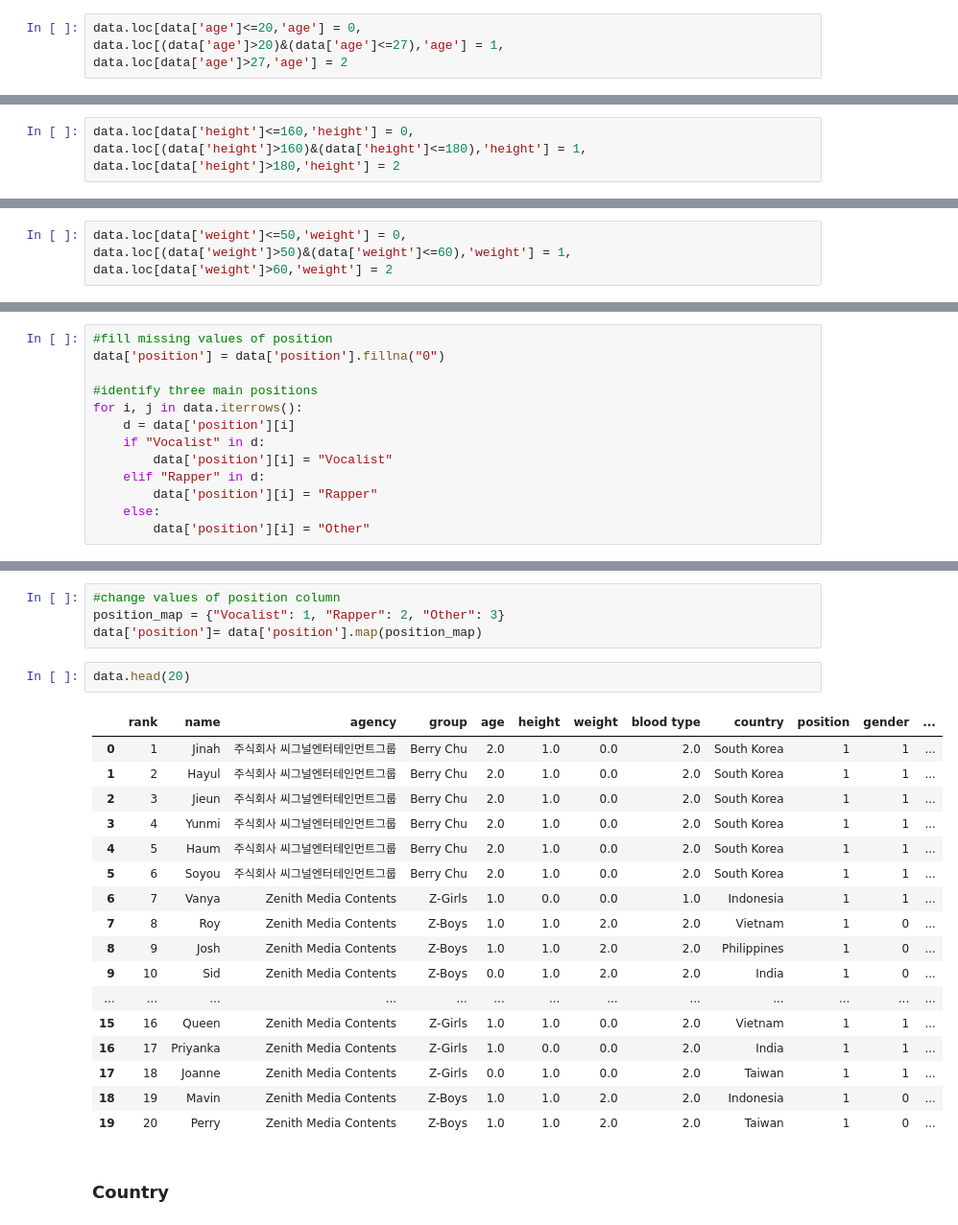
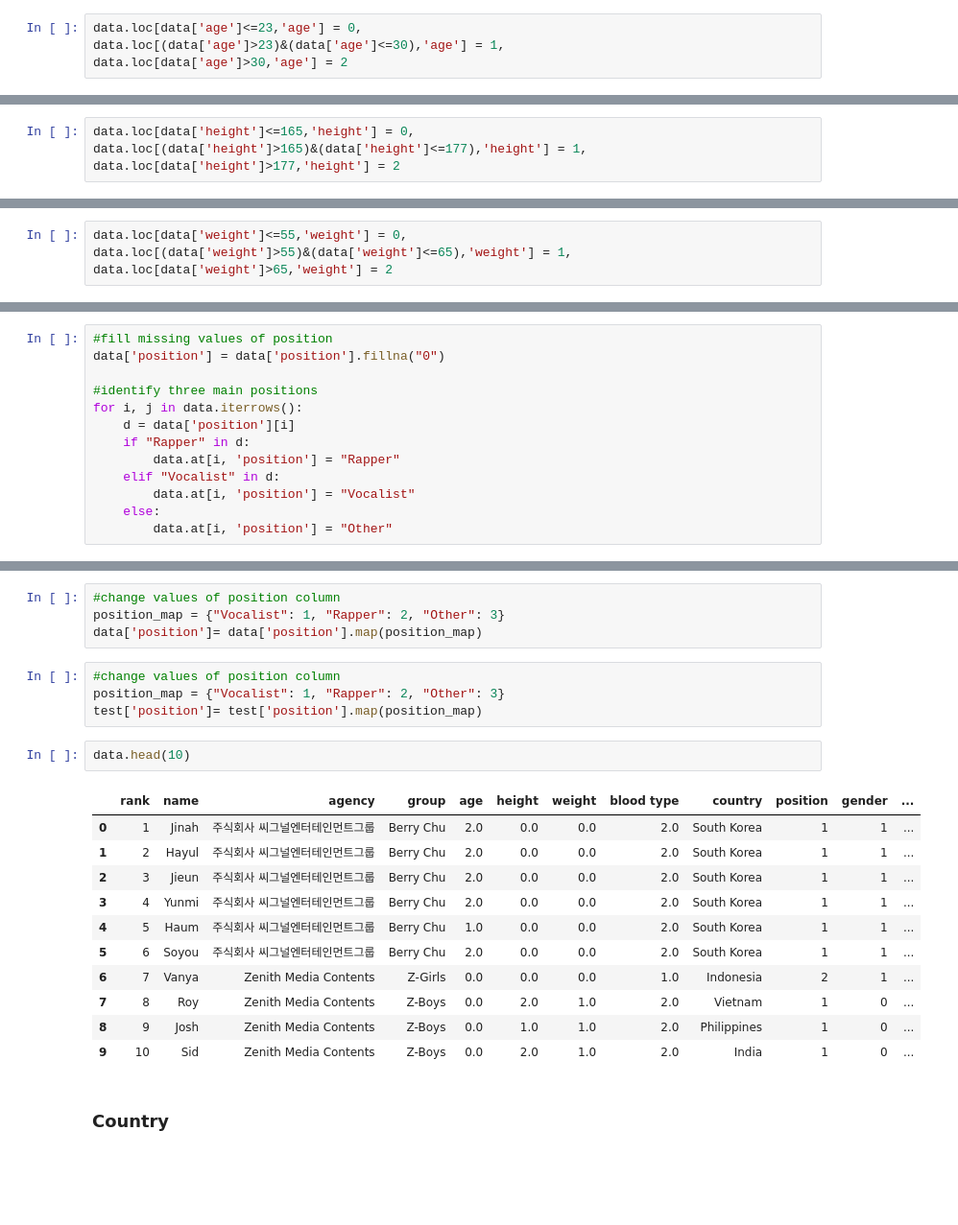
Before and after one commit to KamilaSadykova/Predicting-the-popularity-of-the-future-k-pop-idol, a Jupyter notebook: Project.ipynb, the cells around one changed output, grey strips where cells are left out. Shown at 96% size. Cells and saved outputs as stored; diff of their text form; blank space fills up the shorter version.

```diff
--- a/Project.ipynb
+++ b/Project.ipynb
@@ -210,4 +237,4 @@ data['age'].fillna(data.groupby('gender')["age"].transform("median"), inplace=Tr
 # %%
-data.loc[data['age']<=20,'age'] = 0,
-data.loc[(data['age']>20)&(data['age']<=27),'age'] = 1,
-data.loc[data['age']>27,'age'] = 2
+data.loc[data['age']<=23,'age'] = 0,
+data.loc[(data['age']>23)&(data['age']<=30),'age'] = 1,
+data.loc[data['age']>30,'age'] = 2
@@ -230,6 +261,6 @@ bar_chart_1('age')
 data['height'].fillna(data.groupby('gender')['height'].transform("median"), inplace=True)
 data['weight'].fillna(data.groupby('gender')['weight'].transform("median"), inplace=True)
 # %%
-data.loc[data['height']<=160,'height'] = 0,
-data.loc[(data['height']>160)&(data['height']<=180),'height'] = 1,
-data.loc[data['height']>180,'height'] = 2
+data.loc[data['height']<=165,'height'] = 0,
+data.loc[(data['height']>165)&(data['height']<=177),'height'] = 1,
+data.loc[data['height']>177,'height'] = 2
@@ -240,4 +275,4 @@ bar_chart_1('height')
 # %%
-data.loc[data['weight']<=50,'weight'] = 0,
-data.loc[(data['weight']>50)&(data['weight']<=60),'weight'] = 1,
-data.loc[data['weight']>60,'weight'] = 2
+data.loc[data['weight']<=55,'weight'] = 0,
+data.loc[(data['weight']>55)&(data['weight']<=65),'weight'] = 1,
+data.loc[data['weight']>65,'weight'] = 2
@@ -301,9 +343,9 @@ data['position'] = data['position'].fillna("0")
 #identify three main positions
 for i, j in data.iterrows():
     d = data['position'][i]
-    if "Vocalist" in d:
-        data['position'][i] = "Vocalist"
-    elif "Rapper" in d:
-        data['position'][i] = "Rapper"
+    if "Rapper" in d:
+        data.at[i, 'position'] = "Rapper"
+    elif "Vocalist" in d:
+        data.at[i, 'position'] = "Vocalist"
     else:
-        data['position'][i] = "Other"
+        data.at[i, 'position'] = "Other"
@@ -330,26 +372,24 @@ Vocalists are the most popular
 #change values of position column
 position_map = {"Vocalist": 1, "Rapper": 2, "Other": 3}
 data['position']= data['position'].map(position_map)
+# %%
+#change values of position column
+position_map = {"Vocalist": 1, "Rapper": 2, "Other": 3}
+test['position']= test['position'].map(position_map)
 # %%
-data.head(20)
+data.head(10)
 # %% [output]
 |  | rank | name | agency | group | age | height | weight | blood type | country | position | gender | ... |
-| 0 | 1 | Jinah | 주식회사 씨그널엔터테인먼트그룹 | Berry Chu | 2.0 | 1.0 | 0.0 | 2.0 | South Korea | 1 | 1 | ... |
-| 1 | 2 | Hayul | 주식회사 씨그널엔터테인먼트그룹 | Berry Chu | 2.0 | 1.0 | 0.0 | 2.0 | South Korea | 1 | 1 | ... |
-| 2 | 3 | Jieun | 주식회사 씨그널엔터테인먼트그룹 | Berry Chu | 2.0 | 1.0 | 0.0 | 2.0 | South Korea | 1 | 1 | ... |
-| 3 | 4 | Yunmi | 주식회사 씨그널엔터테인먼트그룹 | Berry Chu | 2.0 | 1.0 | 0.0 | 2.0 | South Korea | 1 | 1 | ... |
-| 4 | 5 | Haum | 주식회사 씨그널엔터테인먼트그룹 | Berry Chu | 2.0 | 1.0 | 0.0 | 2.0 | South Korea | 1 | 1 | ... |
-| 5 | 6 | Soyou | 주식회사 씨그널엔터테인먼트그룹 | Berry Chu | 2.0 | 1.0 | 0.0 | 2.0 | South Korea | 1 | 1 | ... |
-| 6 | 7 | Vanya | Zenith Media Contents | Z-Girls | 1.0 | 0.0 | 0.0 | 1.0 | Indonesia | 1 | 1 | ... |
-| 7 | 8 | Roy | Zenith Media Contents | Z-Boys | 1.0 | 1.0 | 2.0 | 2.0 | Vietnam | 1 | 0 | ... |
-| 8 | 9 | Josh | Zenith Media Contents | Z-Boys | 1.0 | 1.0 | 2.0 | 2.0 | Philippines | 1 | 0 | ... |
-| 9 | 10 | Sid | Zenith Media Contents | Z-Boys | 0.0 | 1.0 | 2.0 | 2.0 | India | 1 | 0 | ... |
-| ... | ... | ... | ... | ... | ... | ... | ... | ... | ... | ... | ... | ... |
-| 15 | 16 | Queen | Zenith Media Contents | Z-Girls | 1.0 | 1.0 | 0.0 | 2.0 | Vietnam | 1 | 1 | ... |
-| 16 | 17 | Priyanka | Zenith Media Contents | Z-Girls | 1.0 | 0.0 | 0.0 | 2.0 | India | 1 | 1 | ... |
-| 17 | 18 | Joanne | Zenith Media Contents | Z-Girls | 0.0 | 1.0 | 0.0 | 2.0 | Taiwan | 1 | 1 | ... |
-| 18 | 19 | Mavin | Zenith Media Contents | Z-Boys | 1.0 | 1.0 | 2.0 | 2.0 | Indonesia | 1 | 0 | ... |
-| 19 | 20 | Perry | Zenith Media Contents | Z-Boys | 1.0 | 1.0 | 2.0 | 2.0 | Taiwan | 1 | 0 | ... |
+| 0 | 1 | Jinah | 주식회사 씨그널엔터테인먼트그룹 | Berry Chu | 2.0 | 0.0 | 0.0 | 2.0 | South Korea | 1 | 1 | ... |
+| 1 | 2 | Hayul | 주식회사 씨그널엔터테인먼트그룹 | Berry Chu | 2.0 | 0.0 | 0.0 | 2.0 | South Korea | 1 | 1 | ... |
+| 2 | 3 | Jieun | 주식회사 씨그널엔터테인먼트그룹 | Berry Chu | 2.0 | 0.0 | 0.0 | 2.0 | South Korea | 1 | 1 | ... |
+| 3 | 4 | Yunmi | 주식회사 씨그널엔터테인먼트그룹 | Berry Chu | 2.0 | 0.0 | 0.0 | 2.0 | South Korea | 1 | 1 | ... |
+| 4 | 5 | Haum | 주식회사 씨그널엔터테인먼트그룹 | Berry Chu | 1.0 | 0.0 | 0.0 | 2.0 | South Korea | 1 | 1 | ... |
+| 5 | 6 | Soyou | 주식회사 씨그널엔터테인먼트그룹 | Berry Chu | 2.0 | 0.0 | 0.0 | 2.0 | South Korea | 1 | 1 | ... |
+| 6 | 7 | Vanya | Zenith Media Contents | Z-Girls | 0.0 | 0.0 | 0.0 | 1.0 | Indonesia | 2 | 1 | ... |
+| 7 | 8 | Roy | Zenith Media Contents | Z-Boys | 0.0 | 2.0 | 1.0 | 2.0 | Vietnam | 1 | 0 | ... |
+| 8 | 9 | Josh | Zenith Media Contents | Z-Boys | 0.0 | 1.0 | 1.0 | 2.0 | Philippines | 1 | 0 | ... |
+| 9 | 10 | Sid | Zenith Media Contents | Z-Boys | 0.0 | 2.0 | 1.0 | 2.0 | India | 1 | 0 | ... |
 # %% [markdown]
 ### Country
 # %%
```
Also changed, not shown: parts of 47 cells of this notebook.
